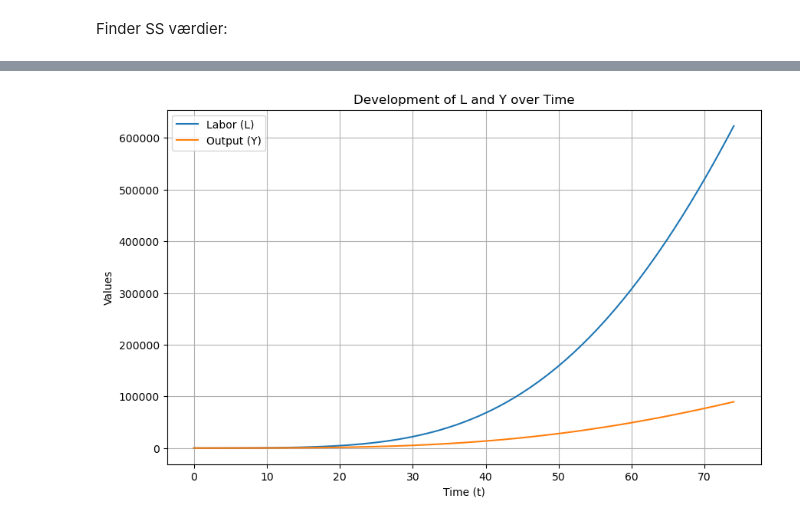
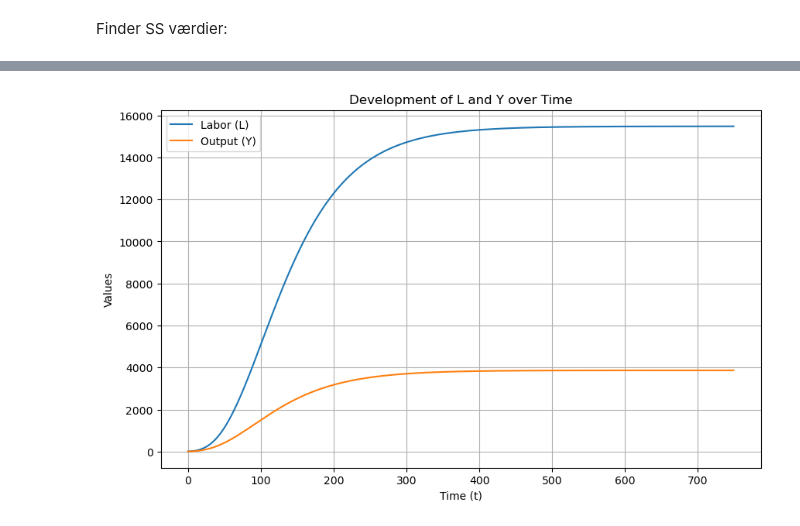
Before and after one commit to NumEconCopenhagen/projects-2024-thomas-lucas-jacob, a Jupyter notebook: modelproject/MalthusModel.ipynb, the cells around one changed output, grey strips where cells are left out. Saved outputs shown, nothing was run; the diff lists cells and outputs as text; code cells hidden in the pictures.

```diff
--- a/modelproject/MalthusModel.ipynb
+++ b/modelproject/MalthusModel.ipynb
@@ -64,7 +62,7 @@ The steady state value for the labor force L is  15481.909861108117
 # %%
 import matplotlib.pyplot as plt
 initial_L = 10  # Initial value of L
-num_periods = 75  # Number of time periods to simulate
+num_periods = 750  # Number of time periods to simulate
 
 # Arrays to store values over time
 L_values = np.zeros(num_periods)
@@ -75,31 +73,31 @@ L_values[0] = initial_L
 Y_values[0] = model_cobb.Yt(L_values[0])
 
 # Simulate the system over time
 for t in range(1, num_periods):
     Y_t = Y_values[t - 1]
     L_t = L_values[t - 1]
 
     # Calculate n_t
     n_t = model_cobb.nt(eta, L_t)
 
     # Calculate L_{t+1}
     L_next = model_cobb.Lt1(L_t, eta)
 
     # Update arrays
     L_values[t] = L_next
     Y_values[t] = model_cobb.Yt(L_next)
 
 # Plotting the results
 time_periods = np.arange(num_periods)
 
 plt.figure(figsize=(10, 6))
 plt.plot(time_periods, L_values, label='Labor (L)')
 plt.plot(time_periods, Y_values, label='Output (Y)')
 plt.xlabel('Time (t)')
 plt.ylabel('Values')
 plt.title('Development of L and Y over Time')
 plt.legend()
 plt.grid(True)
 plt.show()
 # %% [output]
-[figure, old version]
+[figure, new version]
```
Also changed, not shown: parts of 2 cells of this notebook.
